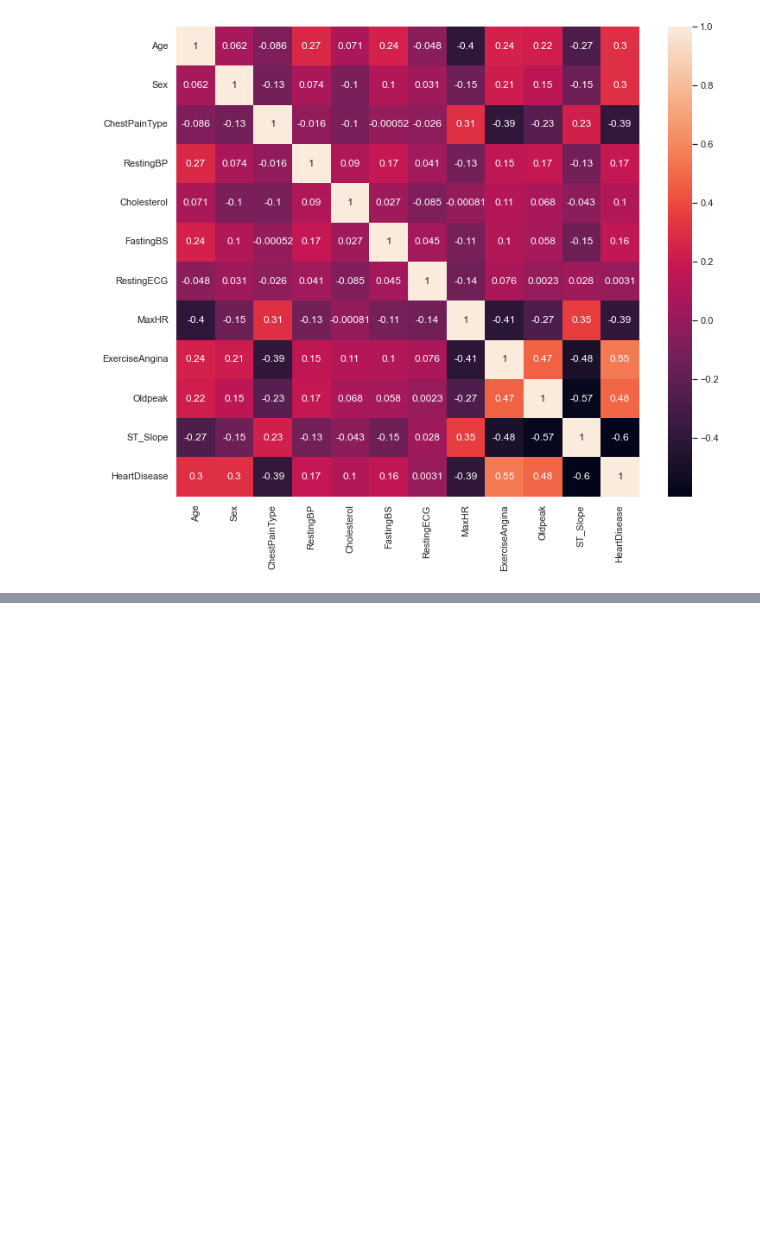
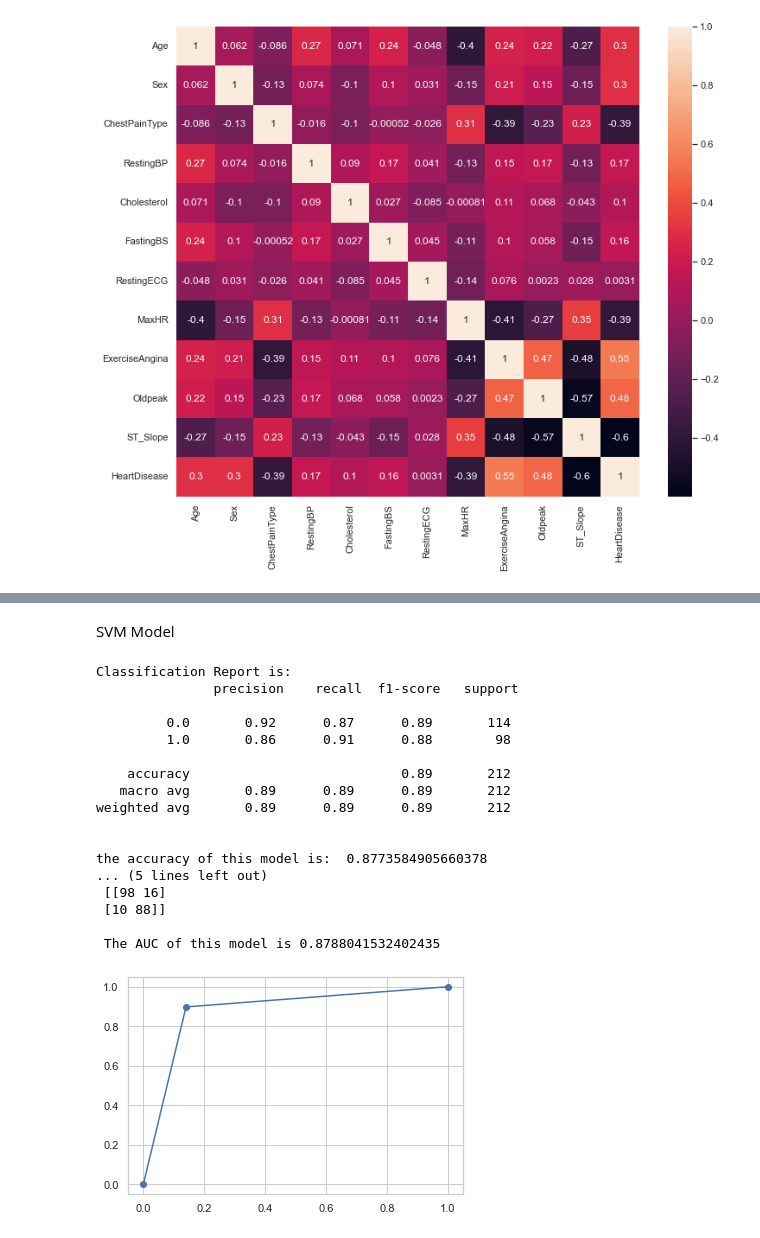
Before and after one commit to ZizhengFan/HeartDiseasePrediction, a Jupyter notebook: beta.ipynb, the cells around one changed output, grey strips where cells are left out. Saved outputs shown, nothing was run; the diff lists cells and outputs as text; code cells hidden in the pictures; blank space fills up the shorter version.

```diff
--- a/beta.ipynb
+++ b/beta.ipynb
@@ -277,0 +426,54 @@ plt.show()
+# %% [markdown]
+SVM Model
+# %%
+model = SVC()
+kernel = ['rbf']
+C = [50, 10, 1.0, 0.1, 0.01]
+gamma = ['scale', 'auto']
+
+grid = dict(kernel=kernel, C=C, gamma=gamma)
+cv = RepeatedStratifiedKFold(n_splits=10, n_repeats=3, random_state=1)
+grid_search = GridSearchCV(estimator=model, param_grid=grid, cv=cv, scoring='f1',error_score=0)
+
+svm = grid_search.fit(X_train, y_train)
+
+y_predicted_svm = svm.predict(X_test)
+
+print("Classification Report is:\n",classification_report(y_test, y_predicted_knn), "\n")
+m_svm = confusion_matrix(y_test , y_predicted_svm)
+print("the accuracy of this model is: ",
+      accuracy_score(y_test , y_predicted_svm))
+print("the F1 of this model is: ",
+      f1_score(y_test , y_predicted_svm))
+print("the precision of this model is: ",
+      precision_score(y_test , y_predicted_svm))
+print("the recall of this model is: ",
+      recall_score(y_test , y_predicted_svm))
+print("\n The confusion matrix of SVM is: ", "\n", m_svm)
+
+# # Plotting the ROCCurve of SVM
+fpr_svm, tpr_svm, thresold_svm = roc_curve(y_test, y_predicted_svm)
+AUC = auc(fpr_svm, tpr_svm)
+print(f"\n The AUC of this model is {AUC}")
+plt.figure()
+plt.plot(fpr_svm, tpr_svm, marker="o")
+plt.show()
+# %% [output]
+Classification Report is:
+               precision    recall  f1-score   support
+
+         0.0       0.92      0.87      0.89       114
+         1.0       0.86      0.91      0.88        98
+
+    accuracy                           0.89       212
+   macro avg       0.89      0.89      0.89       212
+weighted avg       0.89      0.89      0.89       212
+
+
+the accuracy of this model is:  0.8773584905660378
+... (5 lines left out)
+ [[98 16]
+ [10 88]]
+
+ The AUC of this model is 0.8788041532402435
+[figure, added]
```
Also changed, not shown: parts of 27 cells of this notebook.
